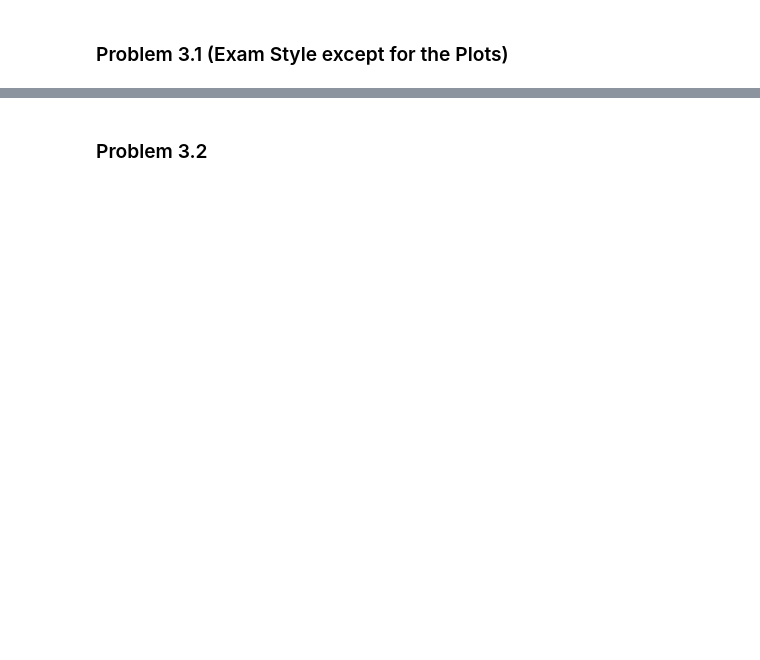
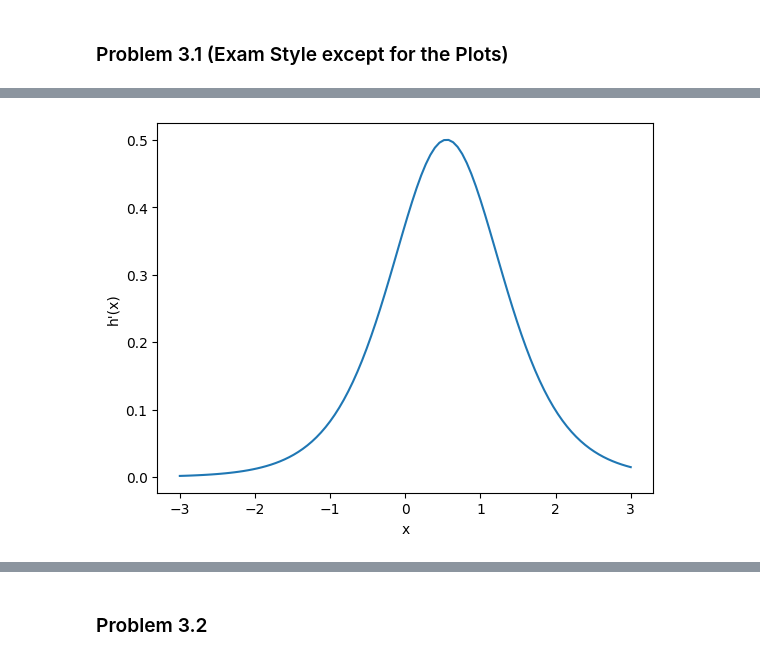
Before and after one commit to glianx/cs371, a Jupyter notebook: hw/hw3/gordon.ipynb, the cells around one changed output, grey strips where cells are left out. Cells and saved outputs as stored; diff of their text form; code cells hidden in the pictures; blank space fills up the shorter version.

```diff
--- a/hw/hw3/gordon.ipynb
+++ b/hw/hw3/gordon.ipynb
@@ -171,0 +190,23 @@ from autograd import elementwise_grad as gradient
+# %%
+def h(x, z):
+    a, b = z[0], z[1]
+    return 1 / (1 + a * anp.exp(-b * x))
+
+def h_prime(x, z):
+    a, b = z[0], z[1]
+    return a*b*anp.exp(-b * x) / (1 + a * anp.exp(-b * x))**2
+# %%
+def plot(xs, z, hp):
+    fig, ax = plt.subplots()
+
+    ys = [ hp(x, z) for x in xs ]
+
+    ax.set_xlabel("x")
+    ax.set_ylabel("h'(x)")
+    ax.plot(xs, ys)
+
+xs = anp.linspace(-3, 3, 100)
+a, b = 3, 2
+plot(xs, [a, b], h_prime)
+# %% [output]
+[figure, added]
```
Also changed, not shown: parts of 18 cells of this notebook, 6 other files.
